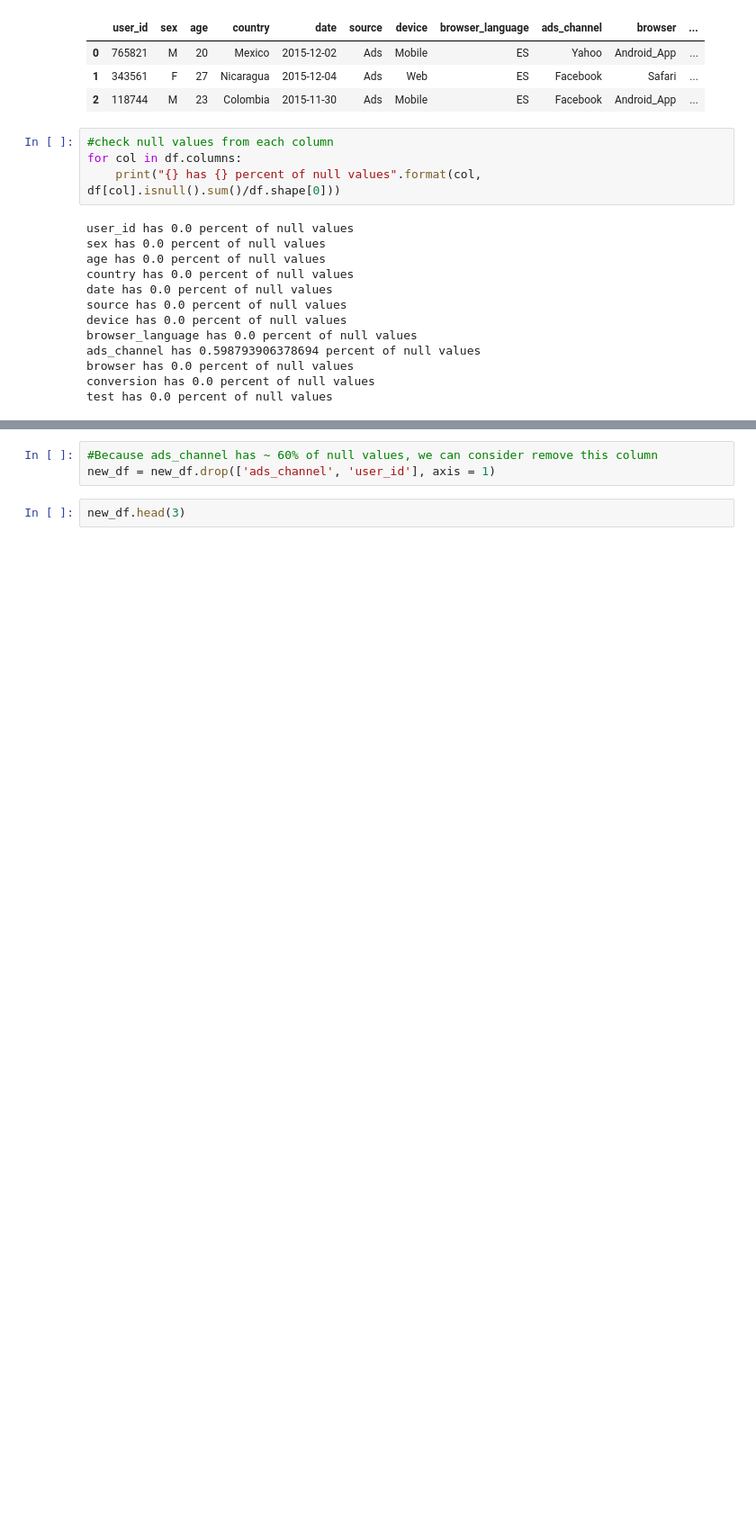
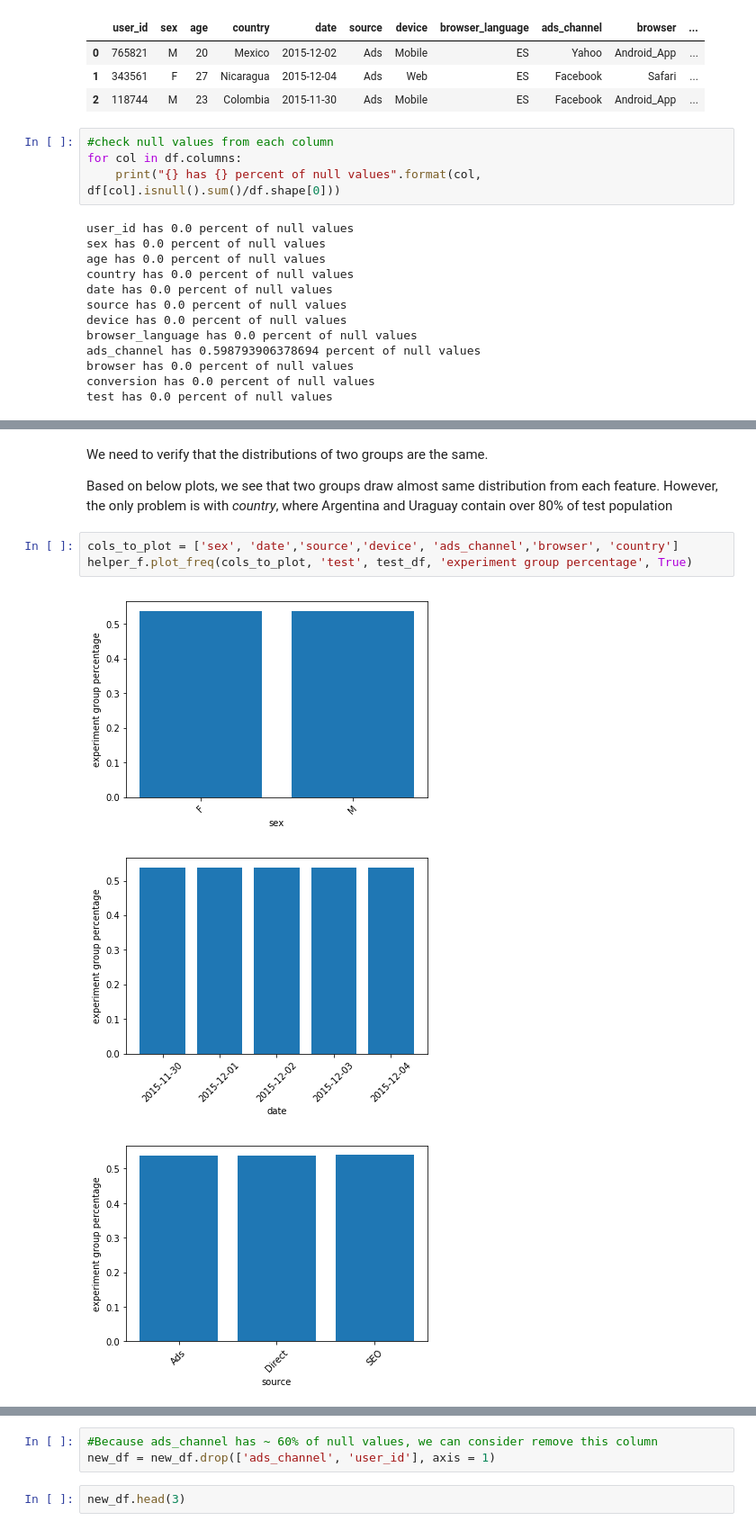
Before and after one commit to fdas3213/data-challenges, a Jupyter notebook: spanish translation/spanish translation.ipynb, the cells around one changed output, grey strips where cells are left out. Shown at 90% size. Drawn from its saved outputs; the diff is of its cells as text; blank space fills up the shorter version.

```diff
--- a/spanish translation/spanish translation.ipynb
+++ b/spanish translation/spanish translation.ipynb
@@ -206,0 +152,11 @@ Based on above barplots
+# %% [markdown]
+We need to verify that the distributions of two groups are the same.
+
+Based on below plots, we see that two groups draw almost same distribution from each feature. However, the only problem is with _country_, where Argentina and Uraguay contain over 80% of test population
+# %%
+cols_to_plot = ['sex', 'date','source','device', 'ads_channel','browser', 'country']
+helper_f.plot_freq(cols_to_plot, 'test', test_df, 'experiment group percentage', True)
+# %% [output]
+[figure, added]
+[figure, added]
+[figure, added]
```
Also changed, not shown: parts of 27 cells of this notebook, 1 other file.
